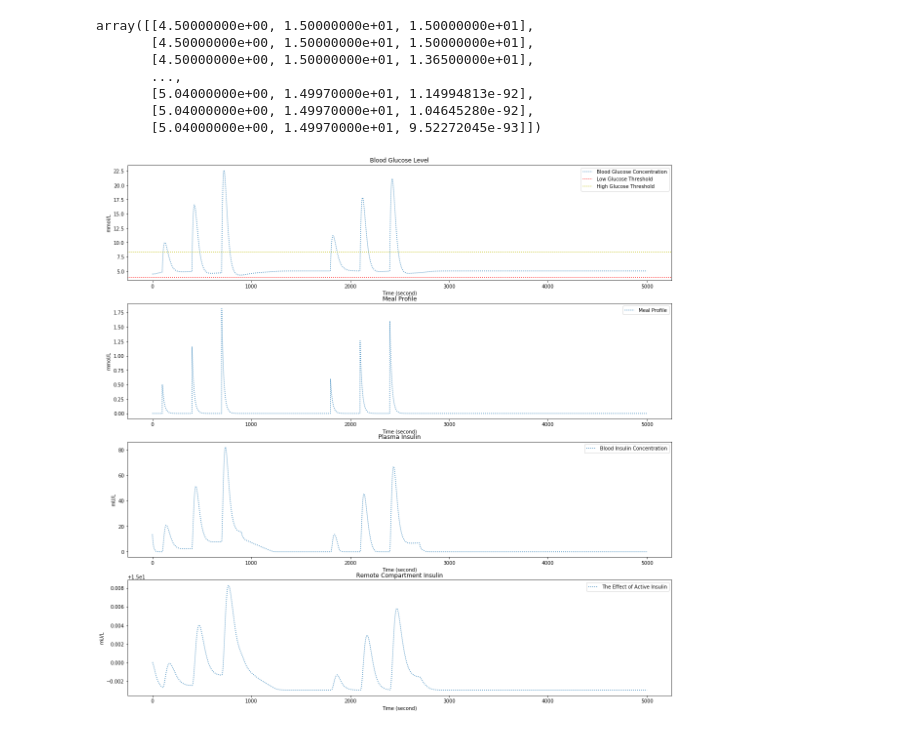
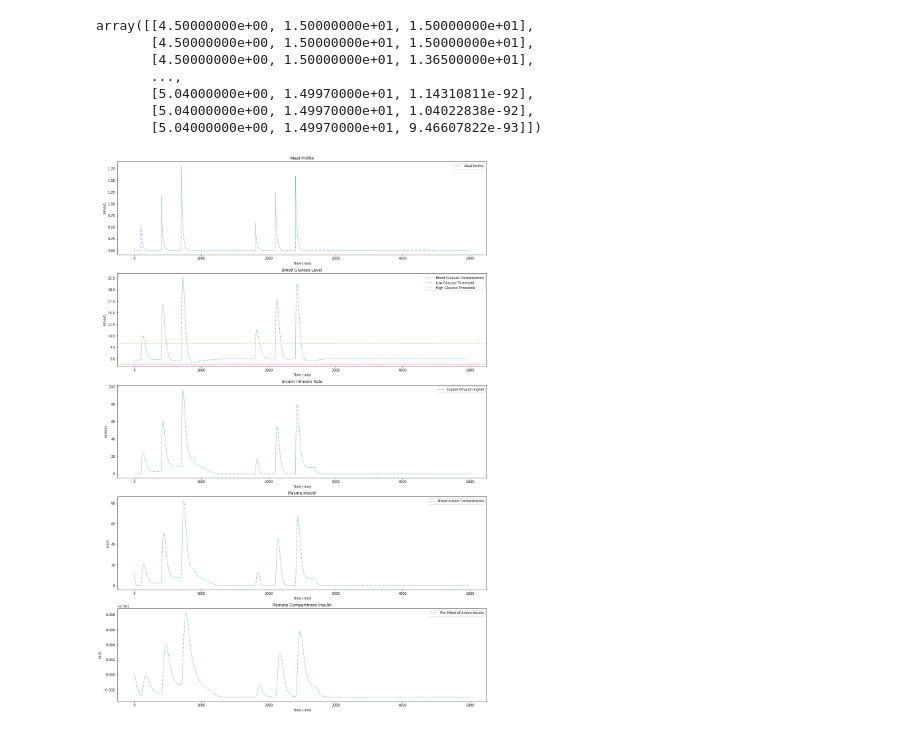
Before and after one commit to ht-weng/he-blood-glucose-control, a Jupyter notebook: pid-plaintext/pid-recursive.ipynb, the cells around one changed output. Cells and saved outputs as stored; diff of their text form; code cells hidden in the pictures.

```diff
--- a/pid-plaintext/pid-recursive.ipynb
+++ b/pid-plaintext/pid-recursive.ipynb
@@ -132,10 +143,11 @@ y0 = y1 = [4.5, 15, 15]
 y = np.array([y0, y1])
 
 # Meal profiles
-m = []
+D = []
 for t in tspan:
-    m.append(meal_profile(t))
+    D.append(meal_profile(t))
 
+U = []
 
 # Simulation
 I_t_1 = 0
@@ -155,9 +167,10 @@ for t in tspan:
     U_t, I_t = pid_controller(Gs, I_t_1, day_flag)
 
     I_t_1 = I_t
+    U.append(U_t)
 
     # Calculate bergman model response
-    dy_dt = bergman_minmod(y, U_t, m[t])
+    dy_dt = bergman_minmod(y, U_t, D[t])
 
     # y(t) = y(t-1) + dy/dt
     yt = y[-1] + dy_dt
@@ -172,9 +185,9 @@ array([[4.50000000e+00, 1.50000000e+01, 1.50000000e+01],
        [4.50000000e+00, 1.50000000e+01, 1.50000000e+01],
        [4.50000000e+00, 1.50000000e+01, 1.36500000e+01],
        ...,
-       [5.04000000e+00, 1.49970000e+01, 1.14994813e-92],
-       [5.04000000e+00, 1.49970000e+01, 1.04645280e-92],
-       [5.04000000e+00, 1.49970000e+01, 9.52272045e-93]])
+       [5.04000000e+00, 1.49970000e+01, 1.14310811e-92],
+       [5.04000000e+00, 1.49970000e+01, 1.04022838e-92],
+       [5.04000000e+00, 1.49970000e+01, 9.46607822e-93]])
 # %%
 # Ignore the initial conditions
 y = y[2:]
@@ -188,38 +201,45 @@ glucose_high = 8.3
 glucose_low = 3.9
 # %%
 # Visulisation
-plt.figure(figsize=(20, 20))
-plt.subplot(4,1,1)
+plt.figure(figsize=(20, 30))
+plt.subplot(5,1,1)
+plt.plot(tspan, D, linestyle = ':', label='Meal Profile')
+plt.legend()
+plt.xlabel('Time (min)')
+plt.ylabel('mmol/L')
+plt.title('Meal Profile')
+
+plt.subplot(5,1,2)
 plt.plot(tspan,G, linestyle = ':', label='Blood Glucose Concentration')
 plt.axhline(y = glucose_low, color = 'r', linestyle = ':', label='Low Glucose Threshold')
 plt.axhline(y = glucose_high, color = 'y', linestyle = ':', label='High Glucose Threshold')
 plt.legend()
-plt.xlabel('Time (second)')
+plt.xlabel('Time (min)')
 plt.ylabel('mmol/L')
 plt.title('Blood Glucose Level')
 
-plt.subplot(4,1,2)
-plt.plot(tspan, m, linestyle = ':', label='Meal Profile')
+plt.subplot(5,1,3)
+plt.plot(tspan, U, linestyle = ':', label='Insulin Infusion Signal')
 plt.legend()
-plt.xlabel('Time (second)')
-plt.ylabel('mmol/L')
-plt.title('Meal Profile')
+plt.xlabel('Time (min)')
+plt.ylabel('mU/min')
+plt.title('Insulin Infusion Rate')
 
-plt.subplot(4,1,3)
+plt.subplot(5,1,4)
 plt.plot(tspan, I, linestyle = ':', label='Blood Insulin Concentration')
 plt.legend()
-plt.xlabel('Time (second)')
+plt.xlabel('Time (min)')
 plt.ylabel('mU/L')
 plt.title('Plasma Insulin')
 
-plt.subplot(4,1,4)
+plt.subplot(5,1,5)
 plt.plot(tspan, X, linestyle = ':', label='The Effect of Active Insulin')
 plt.legend()
-plt.xlabel('Time (second)')
+plt.xlabel('Time (min)')
 plt.ylabel('mU/L')
 plt.title('Remote Compartment Insulin')
 
 plt.show()
 # %% [output]
-[figure, old version]
+[figure, new version]
 # %%
```
Also changed, not shown: parts of 2 cells of this notebook.
